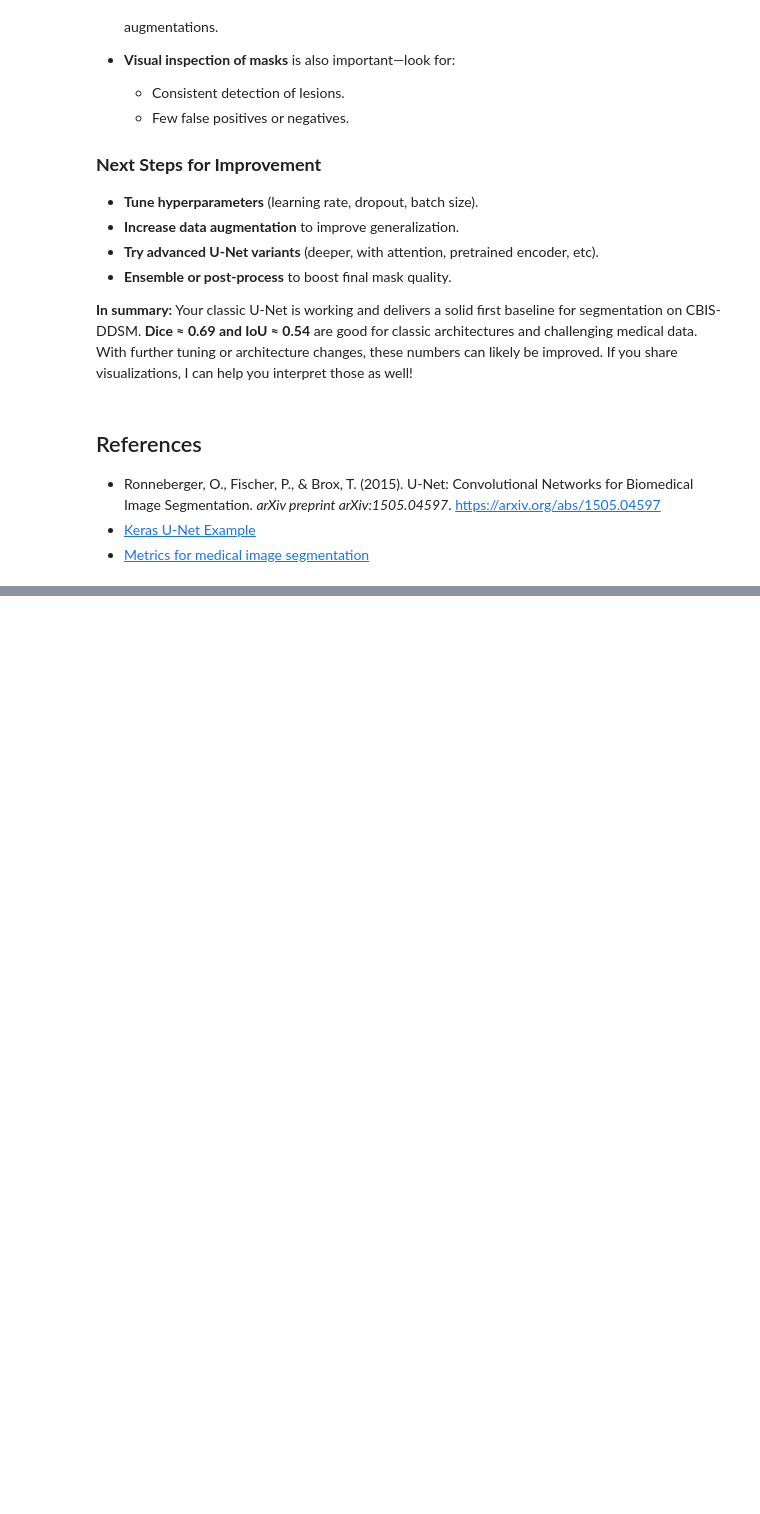
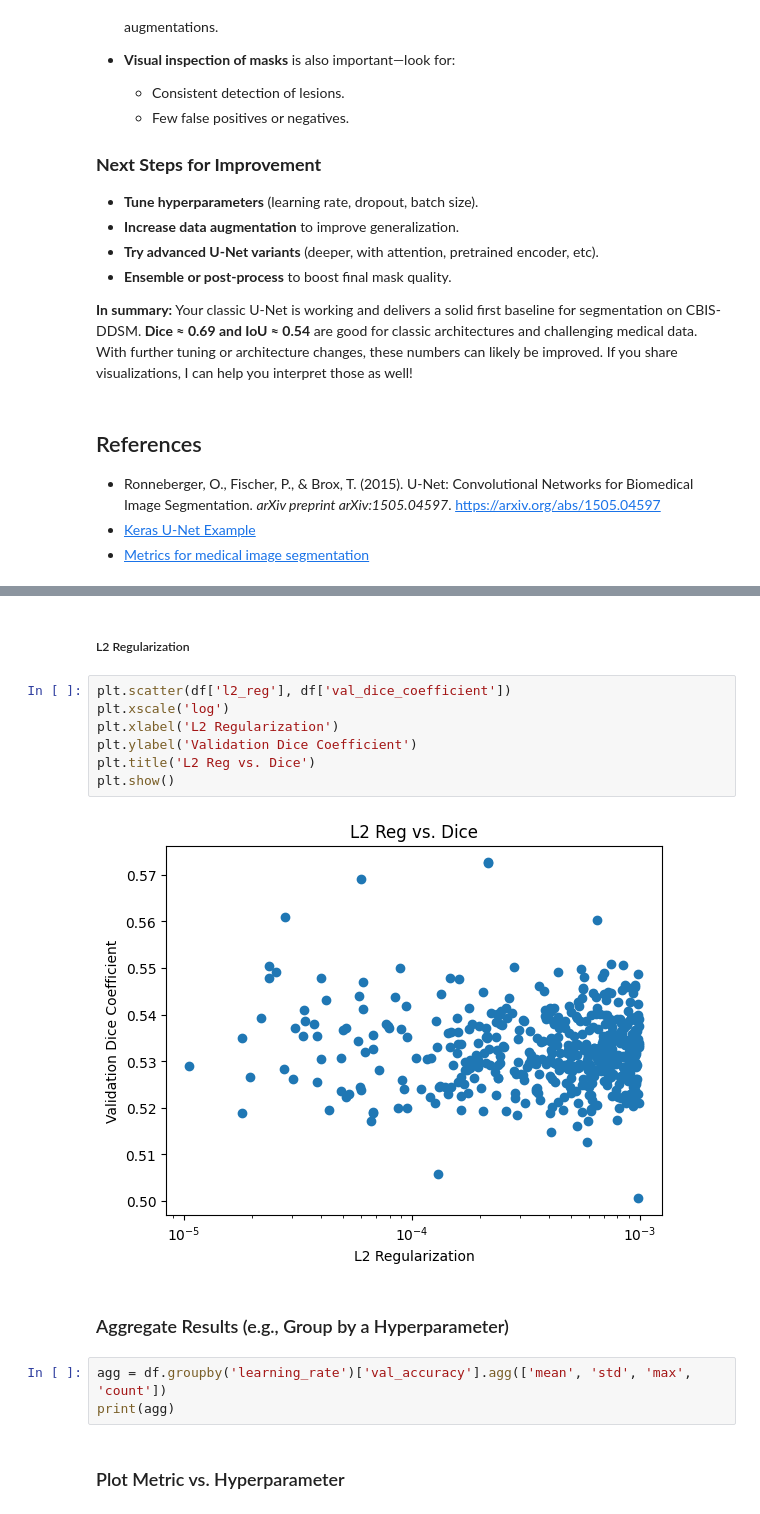
Before and after one commit to tkshfj/MMG, a Jupyter notebook: classic_unet/train.ipynb, the cells around one changed output, grey strips where cells are left out. Cells and saved outputs as stored; diff of their text form; blank space fills up the shorter version.

```diff
--- a/classic_unet/notebook.ipynb
+++ b/classic_unet/train.ipynb
@@ -321,0 +447,18 @@ If you share visualizations, I can help you interpret those as well!
+# %% [markdown]
+##### L2 Regularization
+# %%
+plt.scatter(df['l2_reg'], df['val_dice_coefficient'])
+plt.xscale('log')
+plt.xlabel('L2 Regularization')
+plt.ylabel('Validation Dice Coefficient')
+plt.title('L2 Reg vs. Dice')
+plt.show()
+# %% [output]
+[figure, added]
+# %% [markdown]
+### Aggregate Results (e.g., Group by a Hyperparameter)
+# %%
+agg = df.groupby('learning_rate')['val_accuracy'].agg(['mean', 'std', 'max', 'count'])
+print(agg)
+# %% [markdown]
+### Plot Metric vs. Hyperparameter
```
Also changed, not shown: parts of 27 cells of this notebook, 4 other files.
